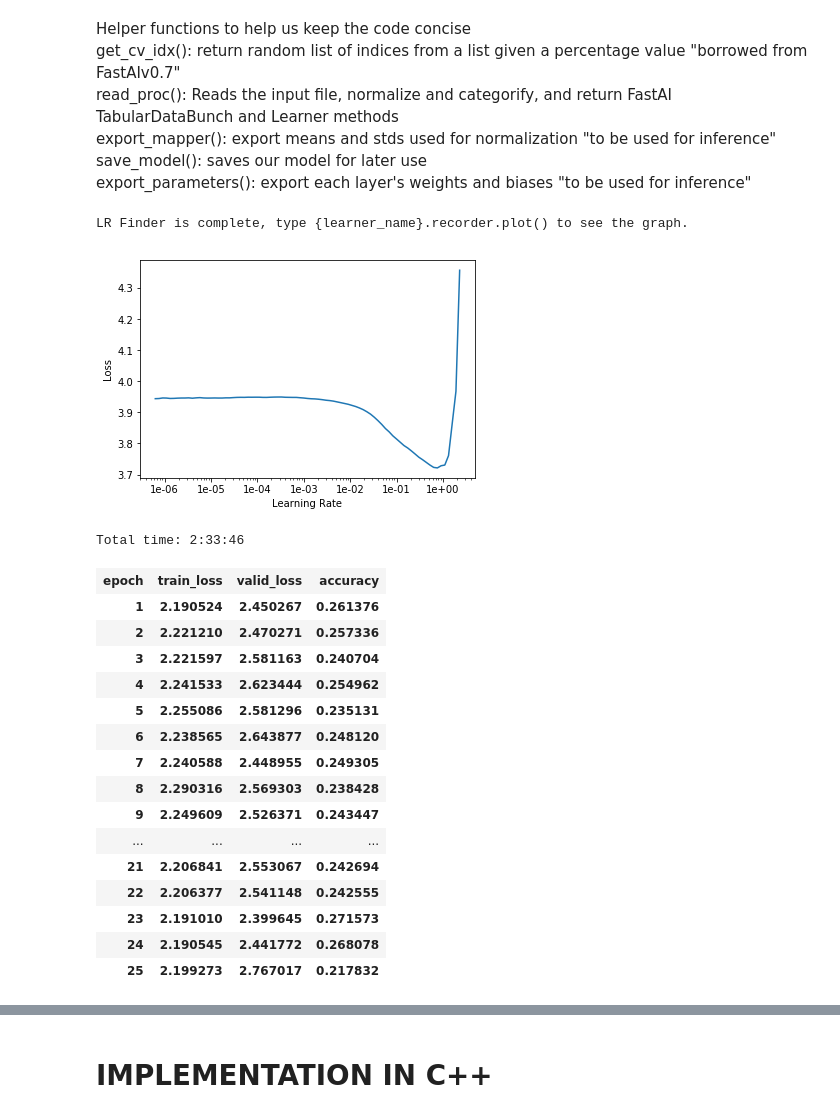
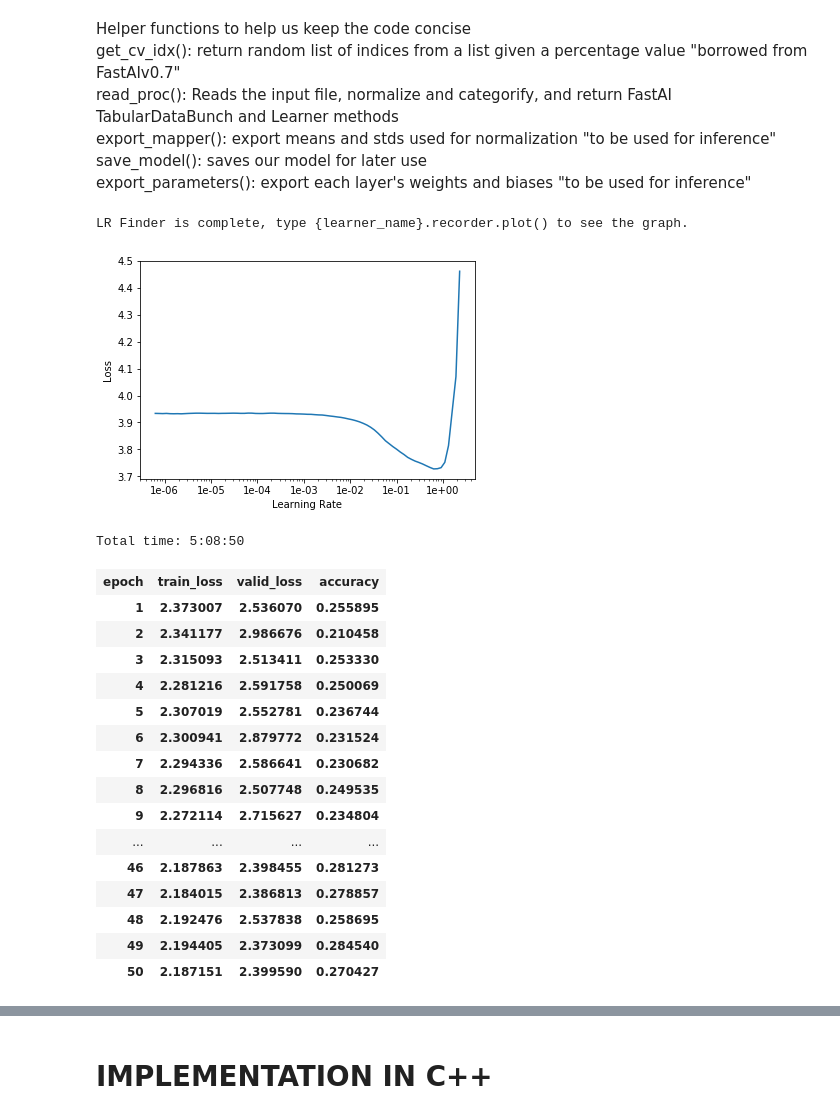
Before and after one commit to longshandu/HM16.9-NN_FME, a Jupyter notebook: NN_training.ipynb, the cells around one changed output, grey strips where cells are left out. Drawn from its saved outputs; the diff is of its cells as text; code cells hidden in the pictures.

```diff
--- a/NN_training.ipynb
+++ b/NN_training.ipynb
@@ -103,29 +103,31 @@ if 'df' in globals(): del df, valid_idx, data, learn
 df, normz, valid_idx, data, learn = read_proc()
 # %%
 data.train_dl.batch_size=1024
+# %%
+learn.load('QP22_blowing_acc21.78');
 # %%
 learn.lr_find()
 learn.recorder.plot()
 # %% [output]
 LR Finder is complete, type {learner_name}.recorder.plot() to see the graph.
-[figure, old version]
+[figure, new version]
 # %%
-learn.fit_one_cycle(25, 1e-2)
+learn.fit_one_cycle(50, 1e-2)
 # %% [output]
-Total time: 2:33:46
+Total time: 5:08:50
 | epoch | train_loss | valid_loss | accuracy |
-| 1 | 2.190524 | 2.450267 | 0.261376 |
-| 2 | 2.221210 | 2.470271 | 0.257336 |
-| 3 | 2.221597 | 2.581163 | 0.240704 |
-| 4 | 2.241533 | 2.623444 | 0.254962 |
-| 5 | 2.255086 | 2.581296 | 0.235131 |
-| 6 | 2.238565 | 2.643877 | 0.248120 |
-| 7 | 2.240588 | 2.448955 | 0.249305 |
-| 8 | 2.290316 | 2.569303 | 0.238428 |
-| 9 | 2.249609 | 2.526371 | 0.243447 |
+| 1 | 2.373007 | 2.536070 | 0.255895 |
+| 2 | 2.341177 | 2.986676 | 0.210458 |
+| 3 | 2.315093 | 2.513411 | 0.253330 |
+| 4 | 2.281216 | 2.591758 | 0.250069 |
+| 5 | 2.307019 | 2.552781 | 0.236744 |
+| 6 | 2.300941 | 2.879772 | 0.231524 |
+| 7 | 2.294336 | 2.586641 | 0.230682 |
+| 8 | 2.296816 | 2.507748 | 0.249535 |
+| 9 | 2.272114 | 2.715627 | 0.234804 |
 | ... | ... | ... | ... |
-| 21 | 2.206841 | 2.553067 | 0.242694 |
-| 22 | 2.206377 | 2.541148 | 0.242555 |
-| 23 | 2.191010 | 2.399645 | 0.271573 |
-| 24 | 2.190545 | 2.441772 | 0.268078 |
-| 25 | 2.199273 | 2.767017 | 0.217832 |
+| 46 | 2.187863 | 2.398455 | 0.281273 |
+| 47 | 2.184015 | 2.386813 | 0.278857 |
+| 48 | 2.192476 | 2.537838 | 0.258695 |
+| 49 | 2.194405 | 2.373099 | 0.284540 |
+| 50 | 2.187151 | 2.399590 | 0.270427 |
```
Also changed, not shown: parts of 4 cells of this notebook, 51 other files.
